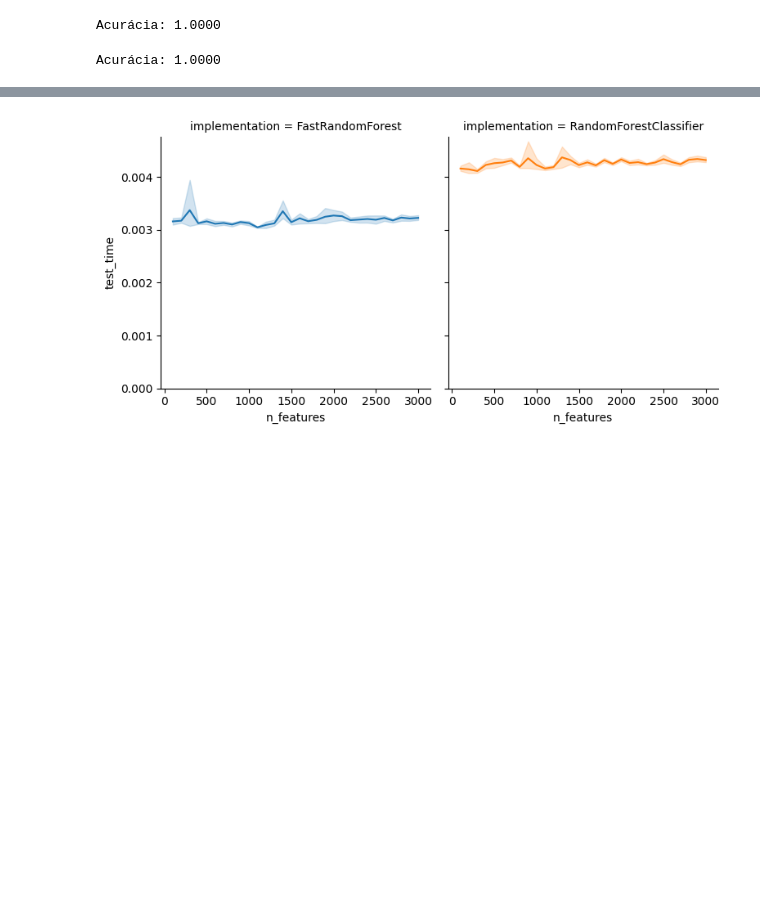
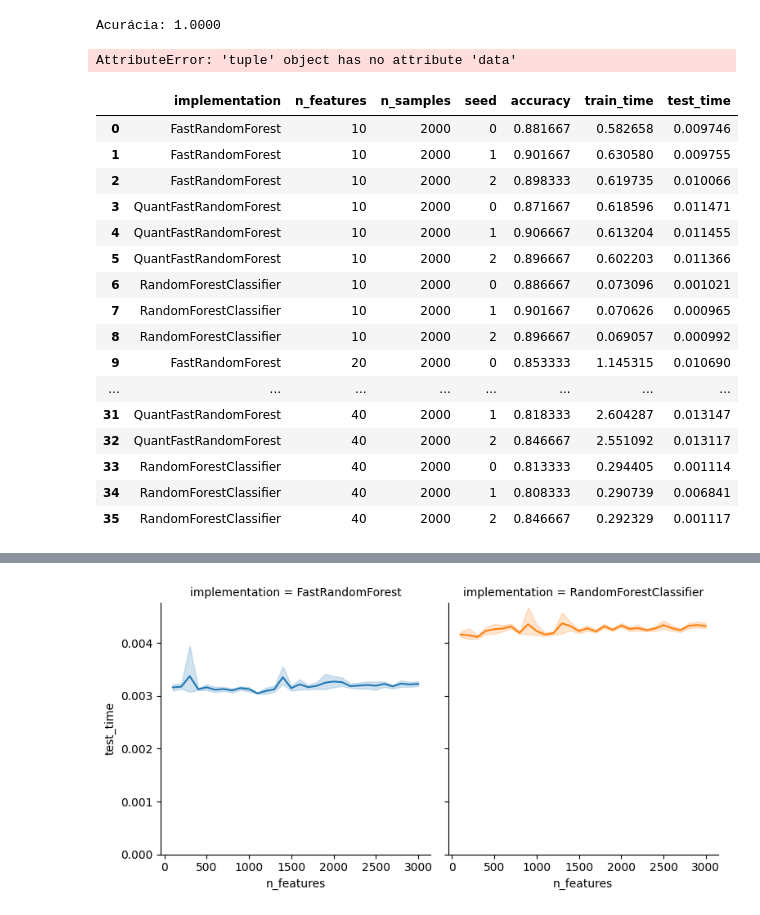
Before and after one commit to grkremer/algorithms_2026-2, a Jupyter notebook: tests.ipynb, the cells around one changed output, grey strips where cells are left out. Saved outputs shown, nothing was run; the diff lists cells and outputs as text; code cells hidden in the pictures; blank space fills up the shorter version.

Commit message:
add new tests, add quantization

```diff
--- a/tests.ipynb
+++ b/tests.ipynb
@@ -206,7 +206,7 @@ class FastDecisionTree:
 
         for feat in feat_idxs:
             vals = X[idxs, feat]
-            order = np.argsort(vals, kind='mergesort')  # stable sort
+            order = np.argsort(vals, kind='quicksort')  # stable sort
             sorted_vals = vals[order]
             sorted_labels = y[idxs][order]
 
@@ -322,14 +500,14 @@ from sklearn.ensemble import RandomForestClassifier
 X, y = data.data, data.target
 X_train, X_test, y_train, y_test = train_test_split(X, y, test_size=0.3, random_state=42)
 
-clf = RandomForestClassifier(n_estimators=10, max_depth=5, max_features=None)
+clf = QuantFastRandomForest(n_trees=10, max_depth=5, max_features=None, quantize_thresholds=True)
 clf.fit(X_train, y_train)
 y_pred = clf.predict(X_test)
 
 acc = np.mean(y_pred == y_test)
 print(f"Acurácia: {acc:.4f}")
 # %% [output]
-Acurácia: 1.0000
+AttributeError: 'tuple' object has no attribute 'data'
 # %%
 import time
 ### A function to benchmark a implementation of rf:
@@ -369,12 +547,36 @@ def benchmark_rf(clf, X, y, n_tests=5, test_size=0.3):
 from tqdm import trange
 from sklearn.datasets import make_classification
 
-results = pd.DataFrame()
+final = None
 
-for i in trange(100,1000, 100):
+for i in trange(10,50, 10):
     # Create syntetic dataset using scikit with i features and 500 samples
-    data = make_classification(n_samples=100, n_features=i, n_informative=int(i*0.5), n_redundant=int(i*0.25), n_clusters_per_class=2, random_state=42)
+    data = make_classification(n_samples=2000, n_features=i, n_informative=int(i*0.5), n_redundant=int(i*0.25), n_clusters_per_class=2, random_state=42)
     X, y = data
-    results = pd.concat([pd.concat([benchmark_rf(FastRandomForest(n_trees=100, max_depth=10, max_features=None), X, y),
-    benchmark_rf(RandomForestClassifier(n_estimators=100, max_depth=10, max_features=None), X, y)]), results], ignore_index=True)
+    results = [#benchmark_rf(OurRandomForest(n_trees=100, max_depth=10, max_features=None), X, y),
+               benchmark_rf(FastRandomForest(n_trees=10, max_depth=10, max_features=None), X, y, n_tests=3),
+               benchmark_rf(QuantFastRandomForest(n_trees=10, max_depth=10, max_features=None, quantize_thresholds=True), X, y, n_tests=3),
+               benchmark_rf(RandomForestClassifier(n_estimators=10, max_depth=10, max_features=None), X, y, n_tests=3)]
+
+    final = pd.concat([final] + results, ignore_index=True)
+# %%
+final
+# %% [output]
+|  | implementation | n_features | n_samples | seed | accuracy | train_time | test_time |
+| 0 | FastRandomForest | 10 | 2000 | 0 | 0.881667 | 0.582658 | 0.009746 |
+| 1 | FastRandomForest | 10 | 2000 | 1 | 0.901667 | 0.630580 | 0.009755 |
+| 2 | FastRandomForest | 10 | 2000 | 2 | 0.898333 | 0.619735 | 0.010066 |
+| 3 | QuantFastRandomForest | 10 | 2000 | 0 | 0.871667 | 0.618596 | 0.011471 |
+| 4 | QuantFastRandomForest | 10 | 2000 | 1 | 0.906667 | 0.613204 | 0.011455 |
+| 5 | QuantFastRandomForest | 10 | 2000 | 2 | 0.896667 | 0.602203 | 0.011366 |
+| 6 | RandomForestClassifier | 10 | 2000 | 0 | 0.886667 | 0.073096 | 0.001021 |
+| 7 | RandomForestClassifier | 10 | 2000 | 1 | 0.901667 | 0.070626 | 0.000965 |
+| 8 | RandomForestClassifier | 10 | 2000 | 2 | 0.896667 | 0.069057 | 0.000992 |
+| 9 | FastRandomForest | 20 | 2000 | 0 | 0.853333 | 1.145315 | 0.010690 |
+| ... | ... | ... | ... | ... | ... | ... | ... |
+| 31 | QuantFastRandomForest | 40 | 2000 | 1 | 0.818333 | 2.604287 | 0.013147 |
+| 32 | QuantFastRandomForest | 40 | 2000 | 2 | 0.846667 | 2.551092 | 0.013117 |
+| 33 | RandomForestClassifier | 40 | 2000 | 0 | 0.813333 | 0.294405 | 0.001114 |
+| 34 | RandomForestClassifier | 40 | 2000 | 1 | 0.808333 | 0.290739 | 0.006841 |
+| 35 | RandomForestClassifier | 40 | 2000 | 2 | 0.846667 | 0.292329 | 0.001117 |
 # %%
```
Also changed, not shown: parts of 10 cells of this notebook, 8 other files.
